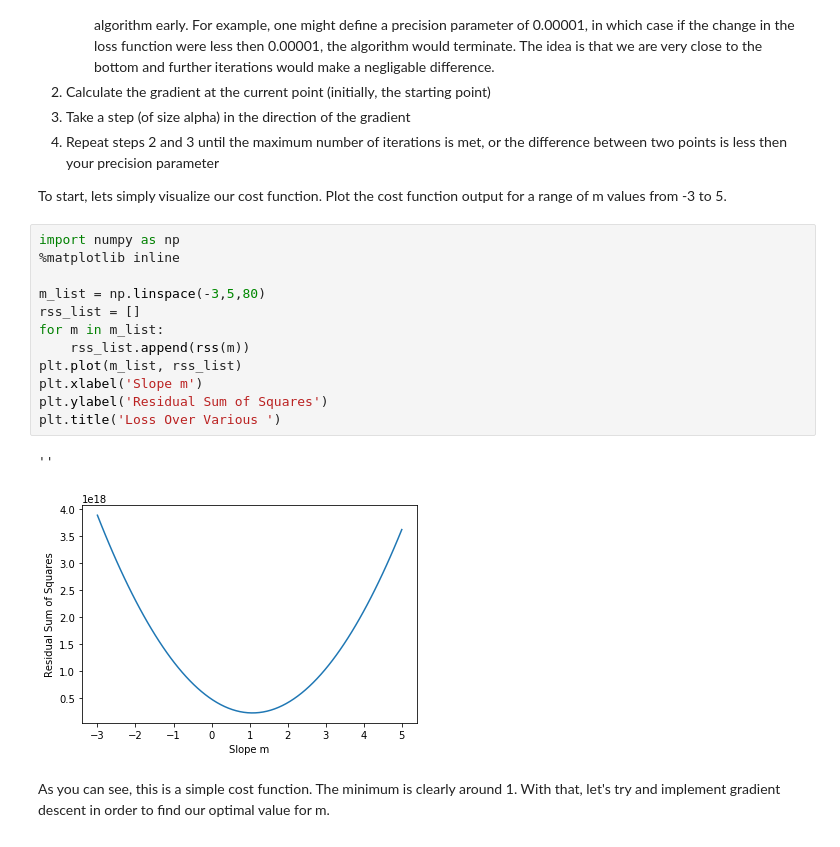
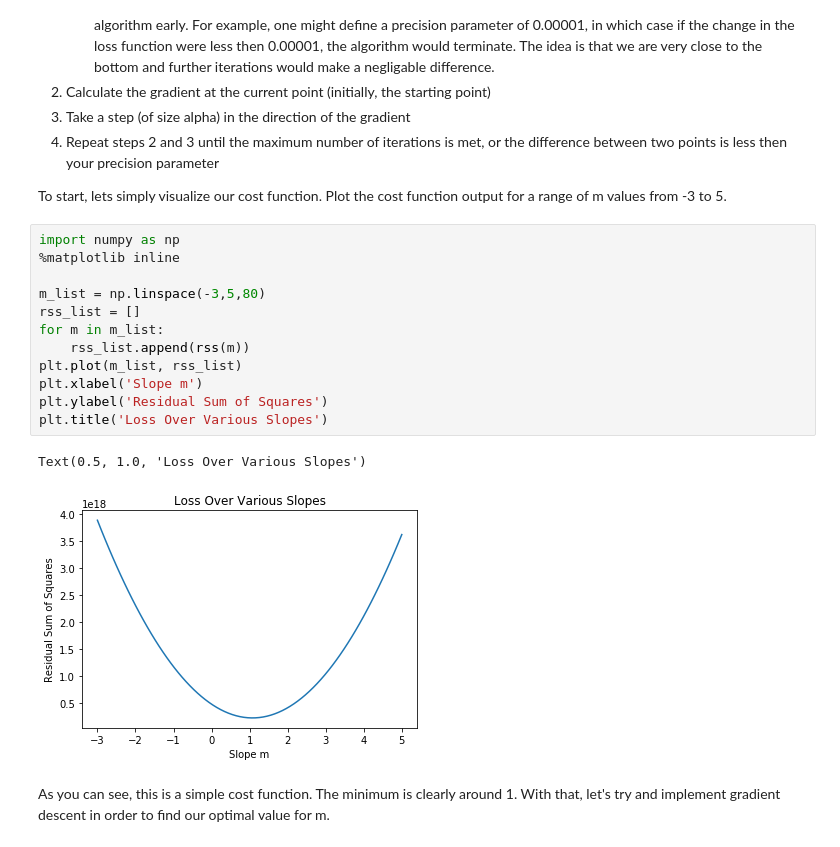
Before and after one commit to MIAISEMAN/dsc-3-30-05-gradient-descent-lab-seattle-ds-career-040119, a Jupyter notebook: index.ipynb, the cells around one changed output. Drawn from its saved outputs; the diff is of its cells as text.

```diff
--- a/index.ipynb
+++ b/index.ipynb
@@ -104,18 +104,18 @@ To start, lets simply visualize our cost function. Plot the cost function output
 # %%
 import numpy as np
 %matplotlib inline
 
 m_list = np.linspace(-3,5,80)
 rss_list = []
 for m in m_list:
     rss_list.append(rss(m))
 plt.plot(m_list, rss_list)
 plt.xlabel('Slope m')
 plt.ylabel('Residual Sum of Squares')
-plt.title('Loss Over Various ')
+plt.title('Loss Over Various Slopes')
 # %% [output]
-''
+Text(0.5, 1.0, 'Loss Over Various Slopes')
-[figure, old version]
+[figure, new version]
 # %% [markdown]
 As you can see, this is a simple cost function. The minimum is clearly around 1. With that, let's try and implement gradient descent in order to find our optimal value for m.
 # %%
```
